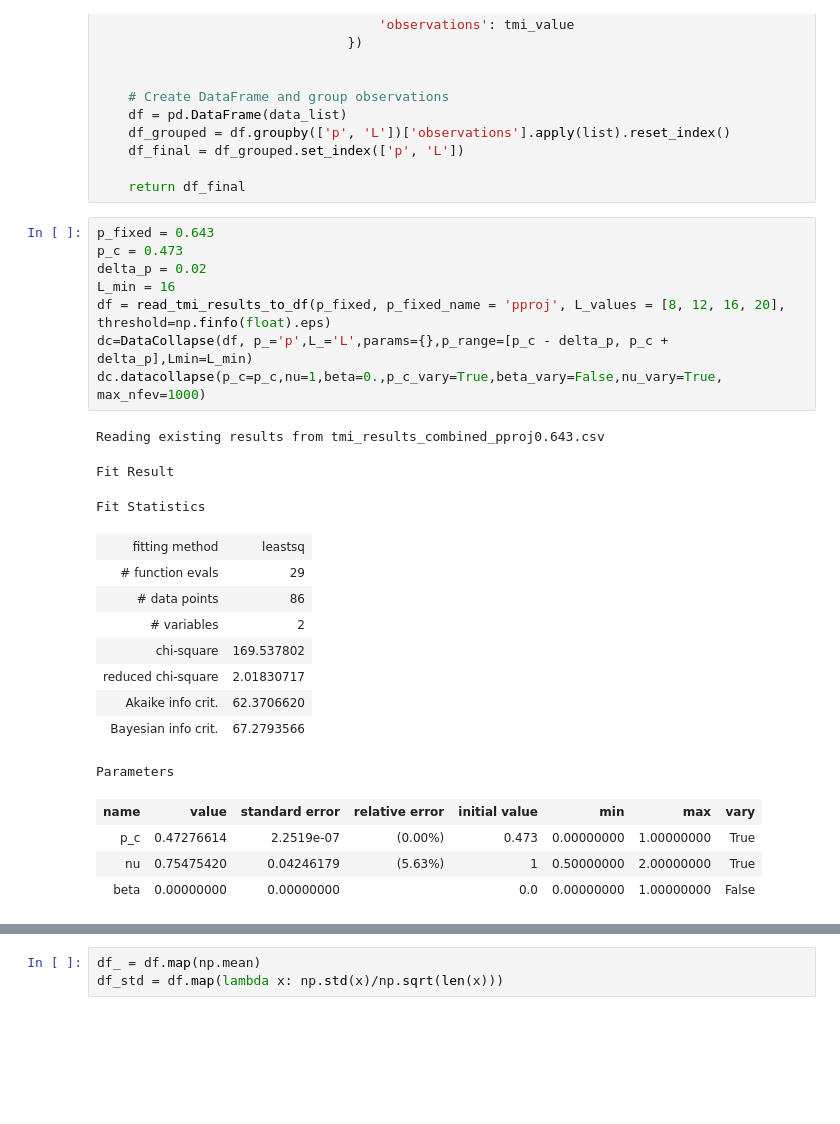
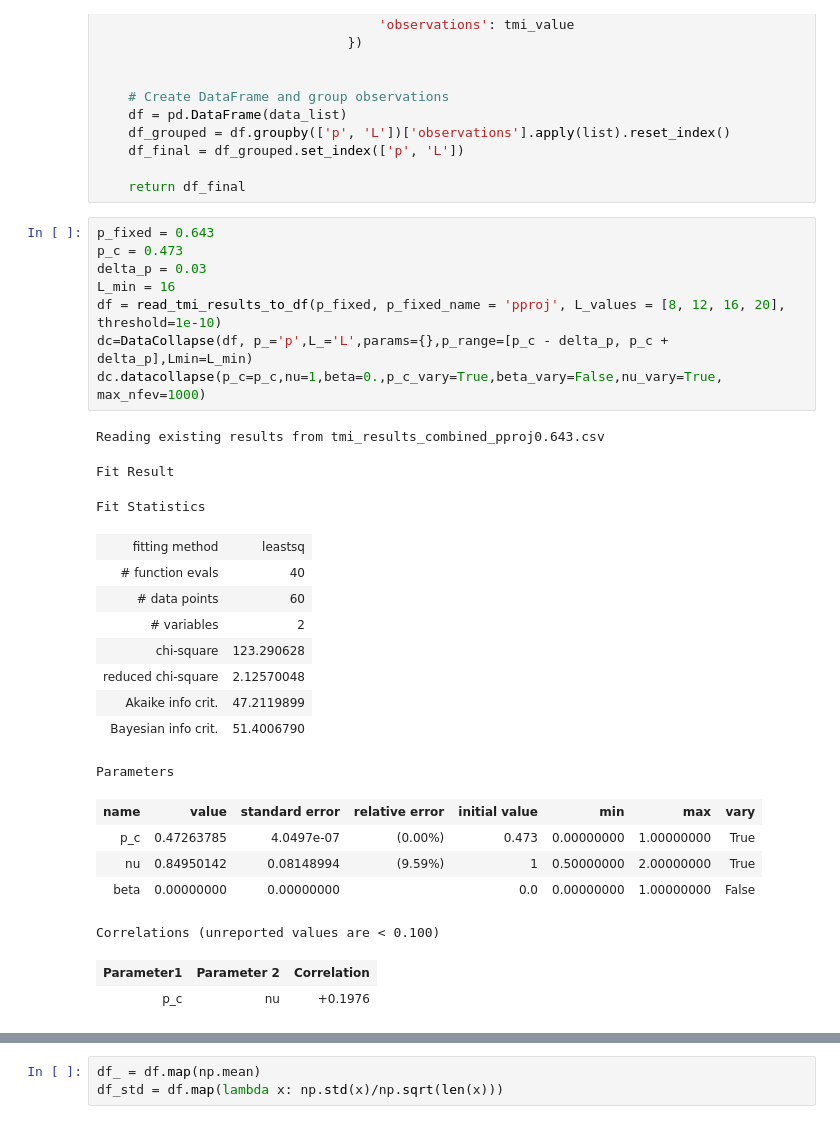
Before and after one commit to youtao1999/CT_toy, a Jupyter notebook: sandbox.ipynb, the cells around one changed output, grey strips where cells are left out. Cells and saved outputs as stored; diff of their text form; blank space fills up the shorter version.

```diff
--- a/sandbox.ipynb
+++ b/sandbox.ipynb
@@ -111,28 +111,31 @@ def read_tmi_results_to_df(p_fixed, p_fixed_name, L_values=None, n=0, threshold=
 # %%
 p_fixed = 0.643
 p_c = 0.473
-delta_p = 0.02
+delta_p = 0.03
 L_min = 16
-df = read_tmi_results_to_df(p_fixed, p_fixed_name = 'pproj', L_values = [8, 12, 16, 20], threshold=np.finfo(float).eps)
+df = read_tmi_results_to_df(p_fixed, p_fixed_name = 'pproj', L_values = [8, 12, 16, 20], threshold=1e-10)
 dc=DataCollapse(df, p_='p',L_='L',params={},p_range=[p_c - delta_p, p_c + delta_p],Lmin=L_min)
 dc.datacollapse(p_c=p_c,nu=1,beta=0.,p_c_vary=True,beta_vary=False,nu_vary=True, max_nfev=1000)
 # %% [output]
 Reading existing results from tmi_results_combined_pproj0.643.csv
 Fit Result
 Fit Statistics
 | fitting method | leastsq |
-| # function evals | 29 |
-| # data points | 86 |
+| # function evals | 40 |
+| # data points | 60 |
 | # variables | 2 |
-| chi-square | 169.537802 |
-| reduced chi-square | 2.01830717 |
-| Akaike info crit. | 62.3706620 |
-| Bayesian info crit. | 67.2793566 |
+| chi-square | 123.290628 |
+| reduced chi-square | 2.12570048 |
+| Akaike info crit. | 47.2119899 |
+| Bayesian info crit. | 51.4006790 |
 Parameters
 | name | value | standard error | relative error | initial value | min | max | vary |
-| p_c | 0.47276614 | 2.2519e-07 | (0.00%) | 0.473 | 0.00000000 | 1.00000000 | True |
-| nu | 0.75475420 | 0.04246179 | (5.63%) | 1 | 0.50000000 | 2.00000000 | True |
+| p_c | 0.47263785 | 4.0497e-07 | (0.00%) | 0.473 | 0.00000000 | 1.00000000 | True |
+| nu | 0.84950142 | 0.08148994 | (9.59%) | 1 | 0.50000000 | 2.00000000 | True |
 | beta | 0.00000000 | 0.00000000 |  | 0.0 | 0.00000000 | 1.00000000 | False |
+Correlations (unreported values are < 0.100)
+| Parameter1 | Parameter 2 | Correlation |
+| p_c | nu | +0.1976 |
 # %%
 dc.plot_data_collapse()
 # %% [output]
```
Also changed, not shown: parts of 11 cells of this notebook, 1 other file.
